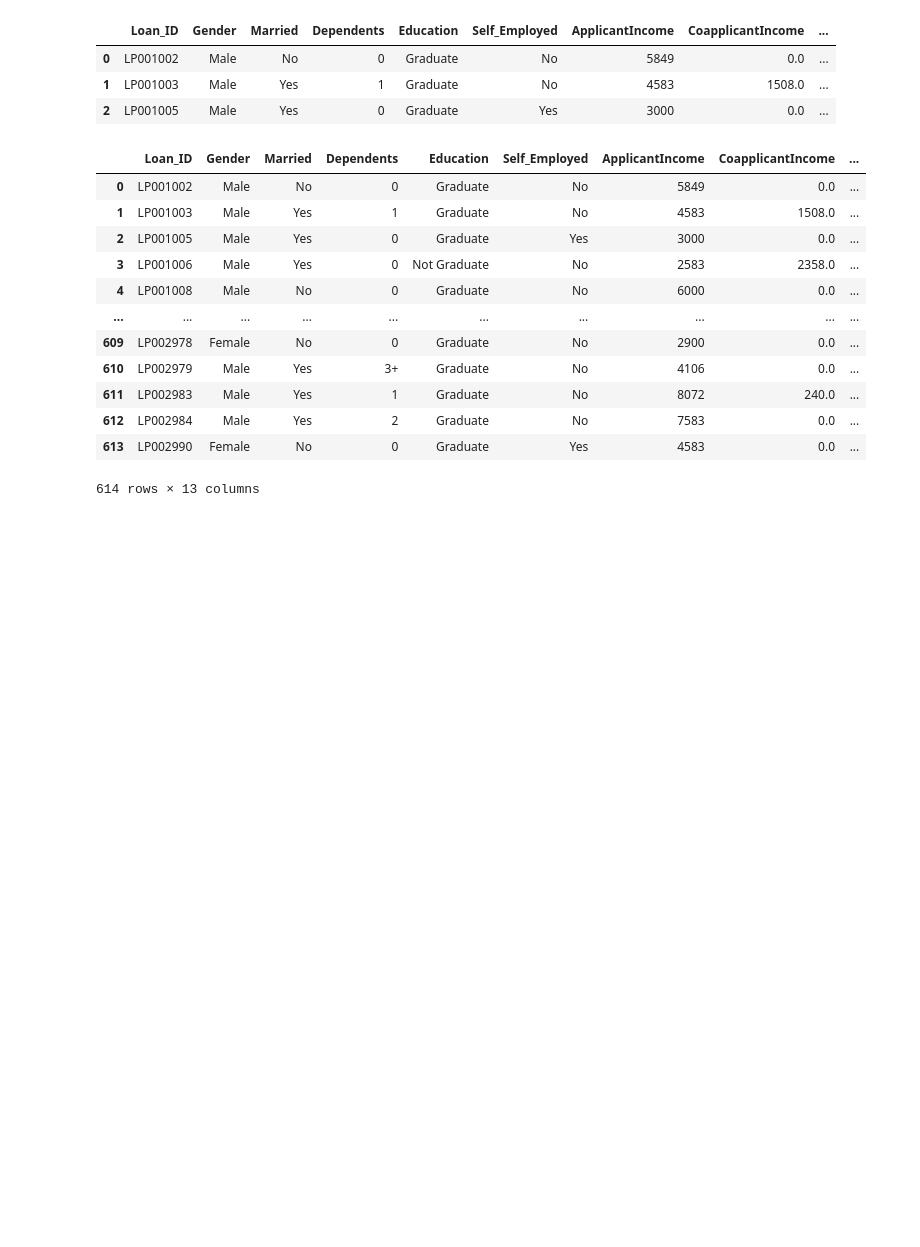
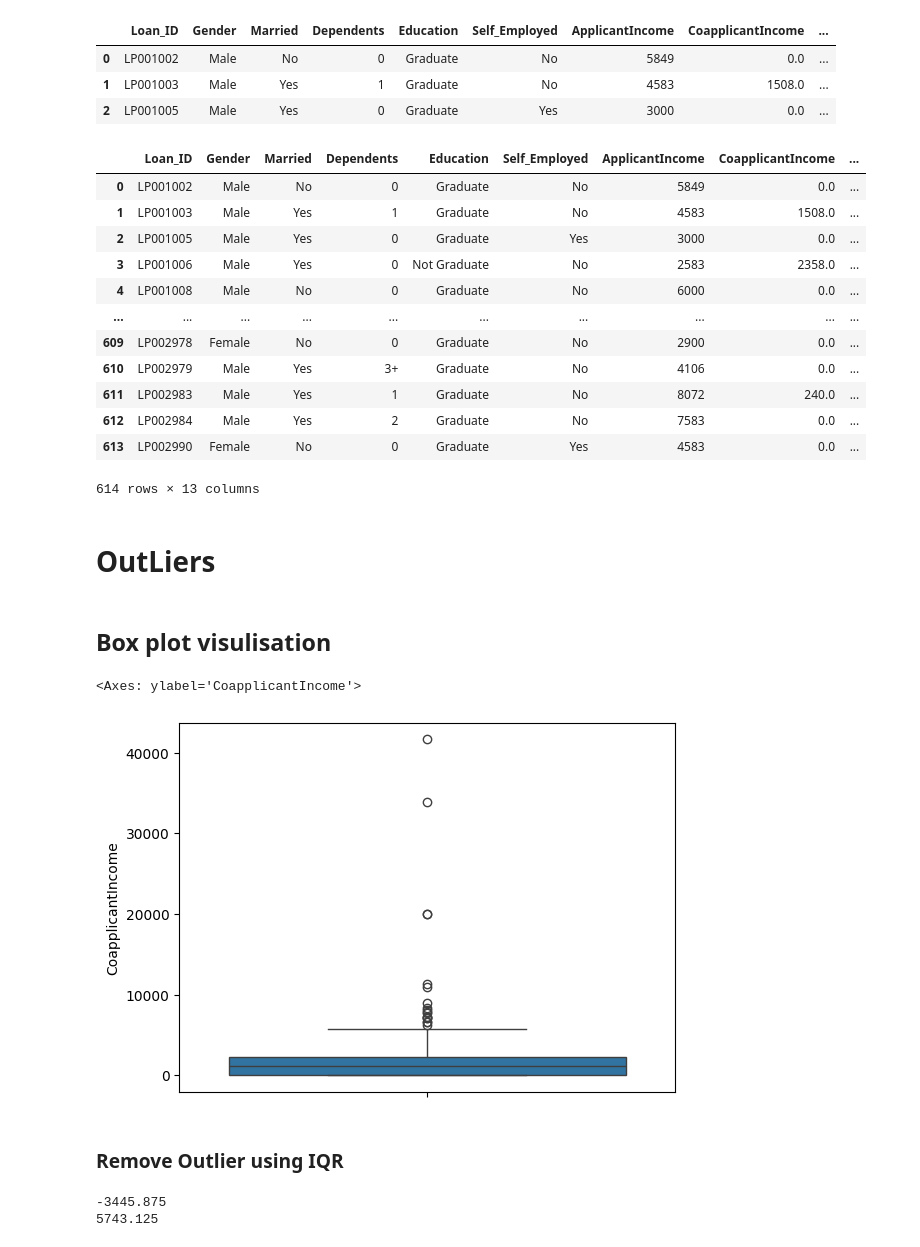
Before and after one commit to lukhi-laksh/Machine-Learning, a Jupyter notebook: Data Preprocessing/preprocessing.ipynb, the cells around one changed output. Drawn from its saved outputs; the diff is of its cells as text; code cells hidden in the pictures; blank space fills up the shorter version.

```diff
--- a/Data Preprocessing/preprocessing.ipynb
+++ b/Data Preprocessing/preprocessing.ipynb
@@ -523,3 +523,14 @@ df
 | 612 | LP002984 | Male | Yes | 2 | Graduate | No | 7583 | 0.0 | ... |
 | 613 | LP002990 | Female | No | 0 | Graduate | Yes | 4583 | 0.0 | ... |
 614 rows × 13 columns
+# %% [markdown]
+# OutLiers
+# %% [markdown]
+## Box plot visulisation
+# %%
+sns.boxplot(df.CoapplicantIncome)
+# %% [output]
+<Axes: ylabel='CoapplicantIncome'>
+[figure, added]
+# %% [markdown]
+### Remove Outlier using IQR
@@ -525,0 +542,9 @@ df
+# %%
+min_range = Q1 - (1.5 * IQR)
+max_range = Q3 + (1.5 * IQR)
+
+print(min_range)
+print(max_range)
+# %% [output]
+-3445.875
+5743.125
```
Also changed, not shown: parts of 14 cells of this notebook, 1 other file.
